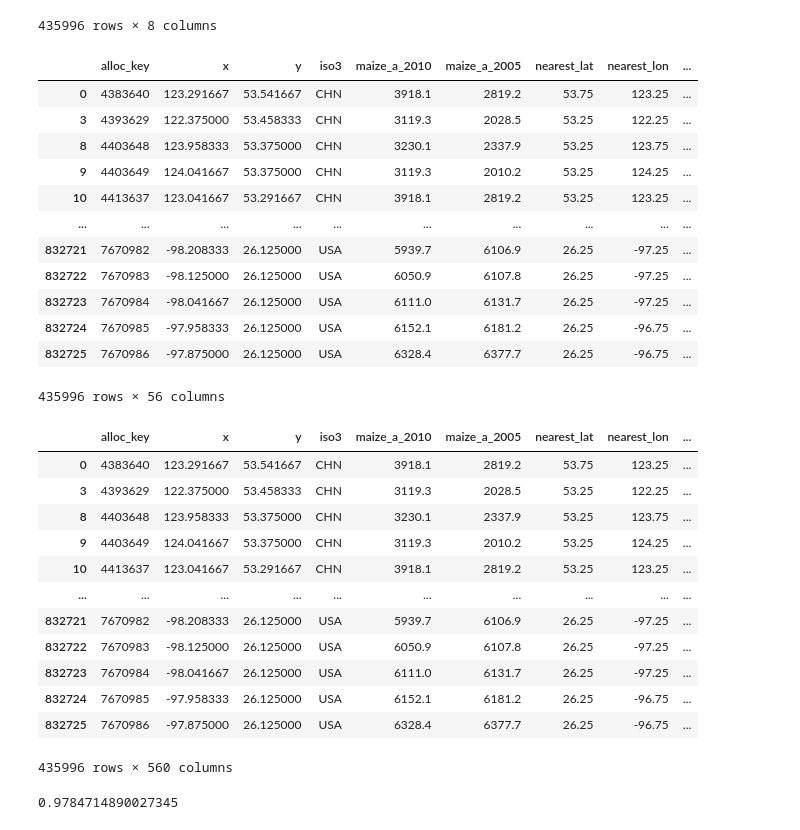
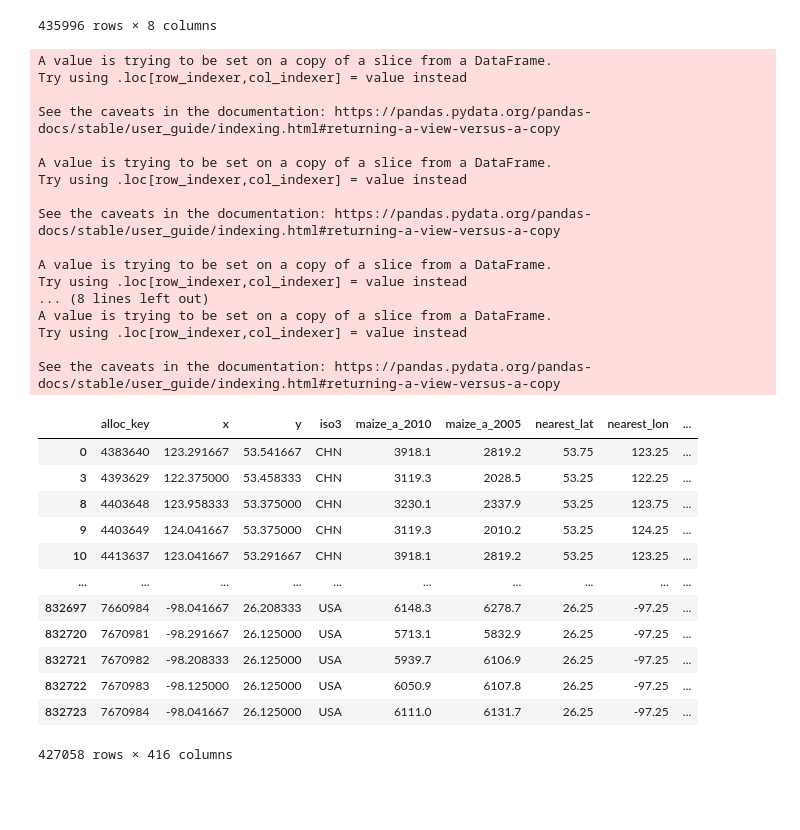
Before and after one commit to kenzaxtazi/agri-risk, a Jupyter notebook: create_training_sets.ipynb, the cells around one changed output. Drawn from its saved outputs; the diff is of its cells as text; code cells hidden in the pictures; blank space fills up the shorter version.

```diff
--- a/create_training_sets.ipynb
+++ b/create_training_sets.ipynb
@@ -5,9 +5,6 @@ tqdm.pandas()
 import xarray as xr
 import matplotlib.pyplot as plt
 import numpy as np
-from numpy import polyfit
-from numpy import isnan
-from matplotlib.pyplot import hist2d
 
 seasonal_data_folder = '../data/seasonal_era_agriclimatic/'
 ten_day_data_folder = '../data/10-day-data/'
@@ -33,10 +30,8 @@ ten_day_feature_files = {
     'TNn': 'TNn_C3S-glob-agric_WFDEI_hist_dek_19810101-20101231_v1.nc',
     'TR': 'TR_C3S-glob-agric_WFDEI_hist_dek_19810101-20101231_v1.nc',
     'TX': 'TX_C3S-glob-agric_WFDEI_hist_dek_19810101-20101231_v1.nc',
-
-
-
-
+    'TXn': 'TXn_C3S-glob-agric_WFDEI_hist_dek_19810101-20101231_v1.nc',
+    'TXx': 'TXx_C3S-glob-agric_WFDEI_hist_dek_19810101-20101231_v1.nc'
 }
 
 # I noticed the CSU file is actually the same as the CSDI file, so I havent included it
@@ -46,7 +41,7 @@ seasonal_feature_files = {
     'CWD': 'CWD_C3S-glob-agric_WFDEI_hist_season_19810101-20101231_v1.nc',
     'WW': 'WW_C3S-glob-agric_WFDEI_hist_season_19810101-20101231_v1.nc',
     'WSDI': 'WSDI_C3S-glob-agric_WFDEI_hist_season_19810101-20101231_v1.nc',
-    'CSDI': 'CSDI_C3S-glob-agric_WFDEI_hist_season_19810101-20101231_v1.nc',
+    'CSDI': 'CSDI_C3S-glob-agric_WFDEI_hist_season_19810101-20101231_v1.nc'
 }
 # %%
 # Create crop data file
@@ -154,20 +149,6 @@ for feature in tqdm(seasonal_features):
     del feature_data
 
 data = data.dropna()
-# %% [output]
-|  | alloc_key | x | y | iso3 | maize_a_2010 | maize_a_2005 | nearest_lat | nearest_lon | ... |
-| 0 | 4383640 | 123.291667 | 53.541667 | CHN | 3918.1 | 2819.2 | 53.75 | 123.25 | ... |
-| 3 | 4393629 | 122.375000 | 53.458333 | CHN | 3119.3 | 2028.5 | 53.25 | 122.25 | ... |
-| 8 | 4403648 | 123.958333 | 53.375000 | CHN | 3230.1 | 2337.9 | 53.25 | 123.75 | ... |
-| 9 | 4403649 | 124.041667 | 53.375000 | CHN | 3119.3 | 2010.2 | 53.25 | 124.25 | ... |
-| 10 | 4413637 | 123.041667 | 53.291667 | CHN | 3918.1 | 2819.2 | 53.25 | 123.25 | ... |
-| ... | ... | ... | ... | ... | ... | ... | ... | ... | ... |
-| 832721 | 7670982 | -98.208333 | 26.125000 | USA | 5939.7 | 6106.9 | 26.25 | -97.25 | ... |
-| 832722 | 7670983 | -98.125000 | 26.125000 | USA | 6050.9 | 6107.8 | 26.25 | -97.25 | ... |
-| 832723 | 7670984 | -98.041667 | 26.125000 | USA | 6111.0 | 6131.7 | 26.25 | -97.25 | ... |
-| 832724 | 7670985 | -97.958333 | 26.125000 | USA | 6152.1 | 6181.2 | 26.25 | -96.75 | ... |
-| 832725 | 7670986 | -97.875000 | 26.125000 | USA | 6328.4 | 6377.7 | 26.25 | -96.75 | ... |
-435996 rows × 56 columns
 # %%
 # Compute the 10 day features
 days = ['05', '15', '25']
@@ -175,42 +156,57 @@ years = ['2010', '2005']
 months = ['01', '02', '03', '04', '05', '06', '07', '08', '09', '10', '11', '12']
 ten_day_features = [
     'BEDD',
     'FD',
     'R20mm',
-    'R10mm',
-    'ID',
-    'TG',
-    'TN'
+    'RR1',
+    'DTR'
 ]
 
 lats_ = xr.DataArray(list(data['nearest_lat'].values), dims='z')
 lons_ = xr.DataArray(list(data['nearest_lon'].values), dims='z')
 
 for feature in tqdm(ten_day_features):
     with xr.open_dataset(ten_day_data_folder + ten_day_feature_files[feature]) as ds:
         feature_data = ds.load()
     for day in days:
         for month in months:
             for year in years:
                 time = f'{year}-{month}-{day}'
                 time_data = feature_data.sel(time=time).squeeze().sel(lat=lats_).sel(lon=lons_)
                 data[f'{feature}-{month}-{day}-{year}'] = getattr(time_data, feature)
     del feature_data
     del time_data
 data
 # %% [output]
+A value is trying to be set on a copy of a slice from a DataFrame.
+Try using .loc[row_indexer,col_indexer] = value instead
+
+See the caveats in the documentation: https://pandas.pydata.org/pandas-docs/stable/user_guide/indexing.html#returning-a-view-versus-a-copy
+
+A value is trying to be set on a copy of a slice from a DataFrame.
+Try using .loc[row_indexer,col_indexer] = value instead
+
+See the caveats in the documentation: https://pandas.pydata.org/pandas-docs/stable/user_guide/indexing.html#returning-a-view-versus-a-copy
+
+A value is trying to be set on a copy of a slice from a DataFrame.
+Try using .loc[row_indexer,col_indexer] = value instead
+... (8 lines left out)
+A value is trying to be set on a copy of a slice from a DataFrame.
+Try using .loc[row_indexer,col_indexer] = value instead
+
+See the caveats in the documentation: https://pandas.pydata.org/pandas-docs/stable/user_guide/indexing.html#returning-a-view-versus-a-copy
 |  | alloc_key | x | y | iso3 | maize_a_2010 | maize_a_2005 | nearest_lat | nearest_lon | ... |
 | 0 | 4383640 | 123.291667 | 53.541667 | CHN | 3918.1 | 2819.2 | 53.75 | 123.25 | ... |
 | 3 | 4393629 | 122.375000 | 53.458333 | CHN | 3119.3 | 2028.5 | 53.25 | 122.25 | ... |
 | 8 | 4403648 | 123.958333 | 53.375000 | CHN | 3230.1 | 2337.9 | 53.25 | 123.75 | ... |
 | 9 | 4403649 | 124.041667 | 53.375000 | CHN | 3119.3 | 2010.2 | 53.25 | 124.25 | ... |
 | 10 | 4413637 | 123.041667 | 53.291667 | CHN | 3918.1 | 2819.2 | 53.25 | 123.25 | ... |
 | ... | ... | ... | ... | ... | ... | ... | ... | ... | ... |
+| 832697 | 7660984 | -98.041667 | 26.208333 | USA | 6148.3 | 6278.7 | 26.25 | -97.25 | ... |
+| 832720 | 7670981 | -98.291667 | 26.125000 | USA | 5713.1 | 5832.9 | 26.25 | -97.25 | ... |
 | 832721 | 7670982 | -98.208333 | 26.125000 | USA | 5939.7 | 6106.9 | 26.25 | -97.25 | ... |
 | 832722 | 7670983 | -98.125000 | 26.125000 | USA | 6050.9 | 6107.8 | 26.25 | -97.25 | ... |
 | 832723 | 7670984 | -98.041667 | 26.125000 | USA | 6111.0 | 6131.7 | 26.25 | -97.25 | ... |
-| 832724 | 7670985 | -97.958333 | 26.125000 | USA | 6152.1 | 6181.2 | 26.25 | -96.75 | ... |
-| 832725 | 7670986 | -97.875000 | 26.125000 | USA | 6328.4 | 6377.7 | 26.25 | -96.75 | ... |
-435996 rows × 560 columns
+427058 rows × 416 columns
 # %%
 # Save data to csv
@@ -289,9 +324,7 @@ del X
 del y
 del data
 # %%
-regressor = RandomForestRegressor(n_estimators=200, n_jobs=10)
+regressor = RandomForestRegressor(n_estimators=100, n_jobs=10)
 regressor.fit(X_train, y_train)
 score = regressor.score(X_test, y_test)
 print(score)
-# %% [output]
-0.9784714890027345
```
Also changed, not shown: parts of 3 cells of this notebook.
